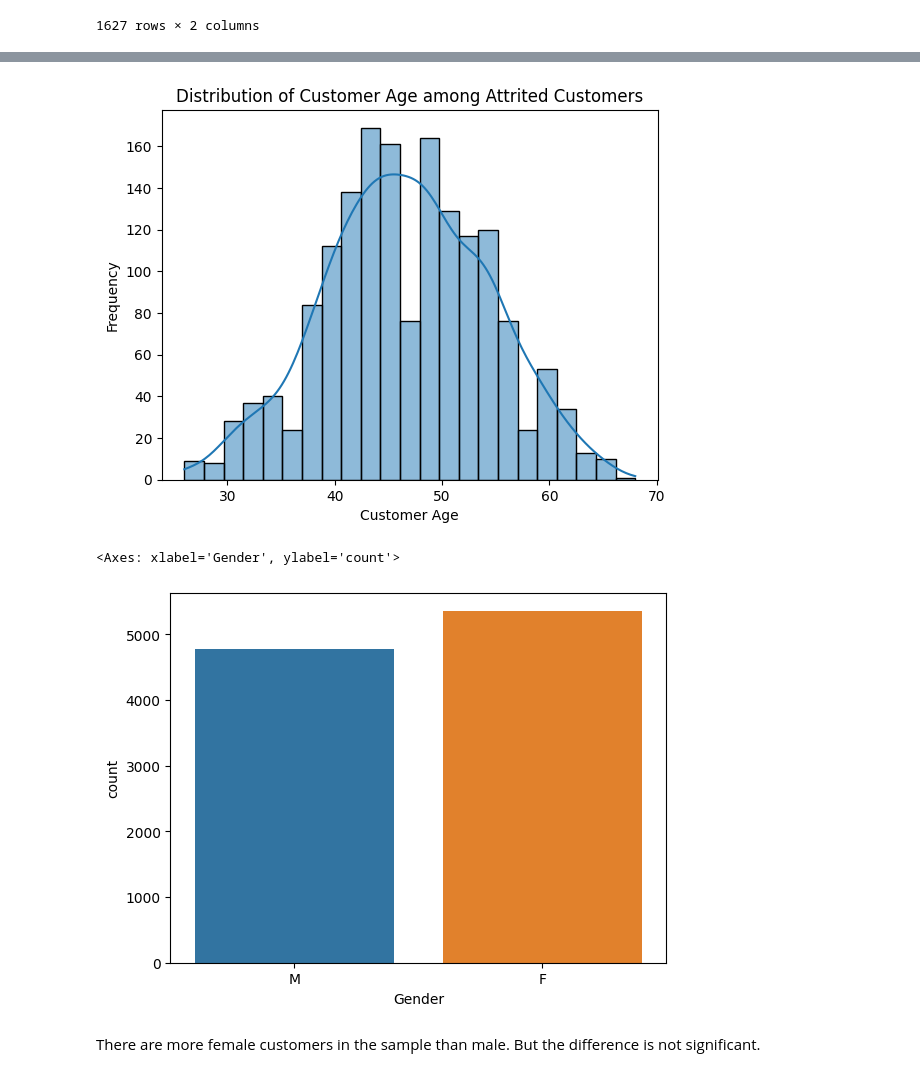
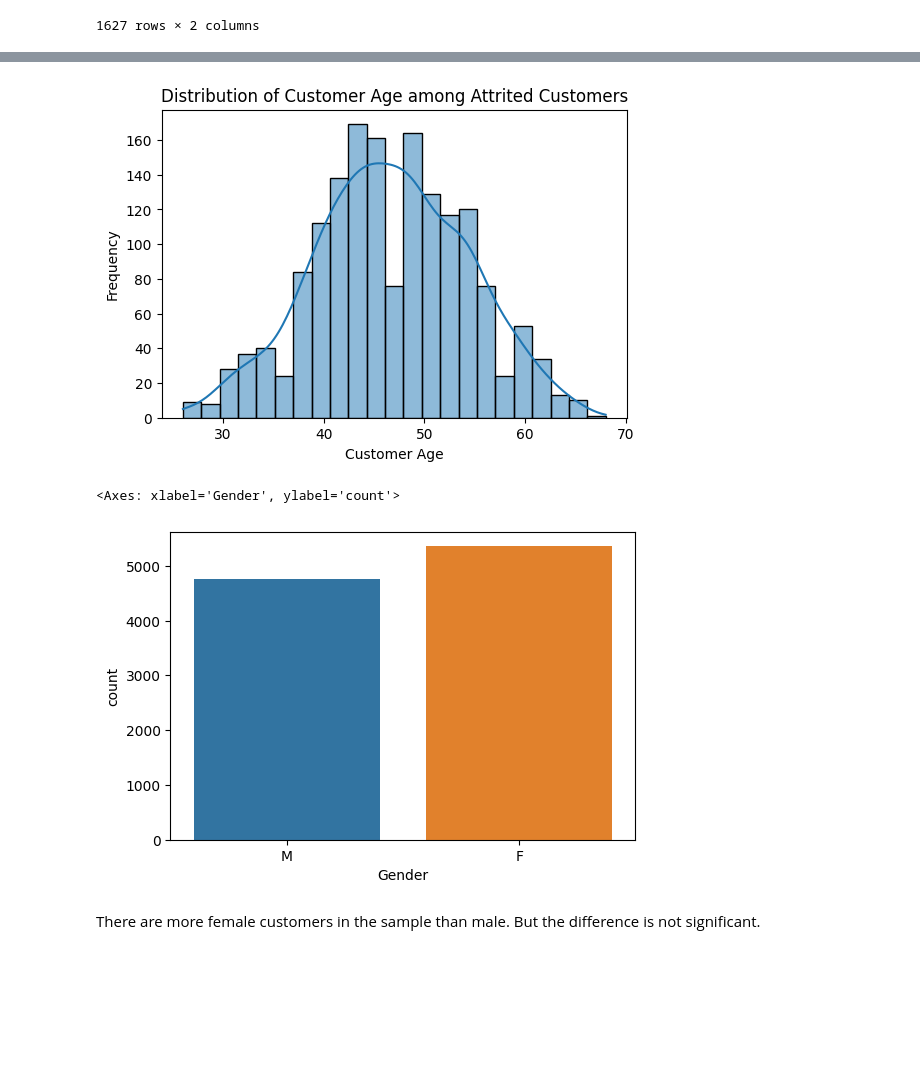
Before and after one commit to surajkarak/churn_prediction, a Jupyter notebook: churn_prediction.ipynb, the cells around one changed output, grey strips where cells are left out. Saved outputs shown, nothing was run; the diff lists cells and outputs as text; code cells hidden in the pictures; blank space fills up the shorter version.

```diff
--- a/churn_prediction.ipynb
+++ b/churn_prediction.ipynb
@@ -60,3 +62,5 @@ Index(['Attrition_Flag', 'Customer_Age', 'Gender', 'Dependent_count',
+# %%
+data = data[data.columns[:-2]]
 # %% [markdown]
 # Data exploration
 # %%
@@ -116,16 +122,18 @@ plt.show()
 # %%
+plt.figure(figsize=(6,4))
 sns.histplot(data[data['Attrition_Flag']=='Attrited Customer']['Customer_Age'], kde=True)
 plt.title('Distribution of Customer Age among Attrited Customers')
 plt.xlabel('Customer Age')
 plt.ylabel('Frequency')
 plt.show()
 # %% [output]
-[figure, old version]
+[figure, new version]
 # %%
+plt.figure(figsize=(6,4))
 sns.countplot(data=data, x='Gender')
 # %% [output]
 <Axes: xlabel='Gender', ylabel='count'>
-[figure, old version]
+[figure, new version]
 # %% [markdown]
 There are more female customers in the sample than male. But the difference is not significant.
 # %%
```
Also changed, not shown: parts of 13 cells of this notebook.
